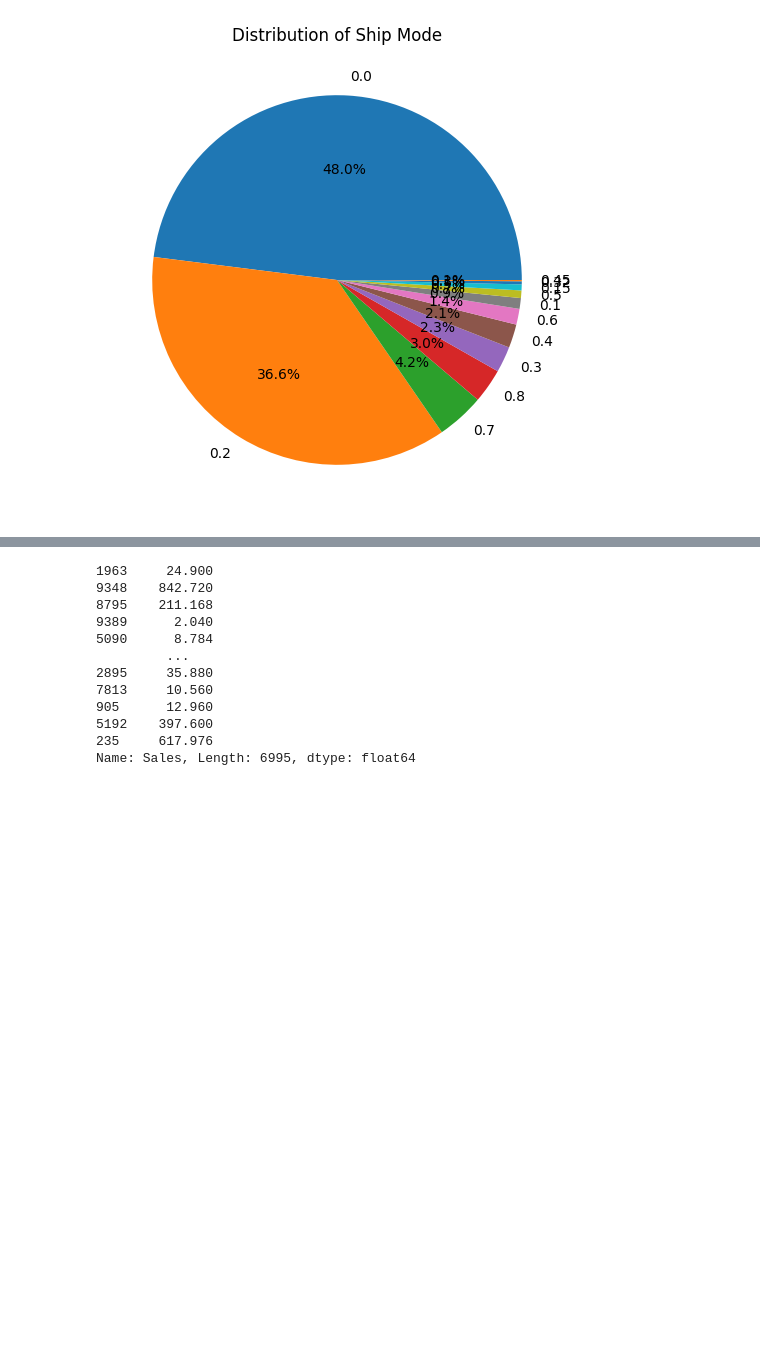
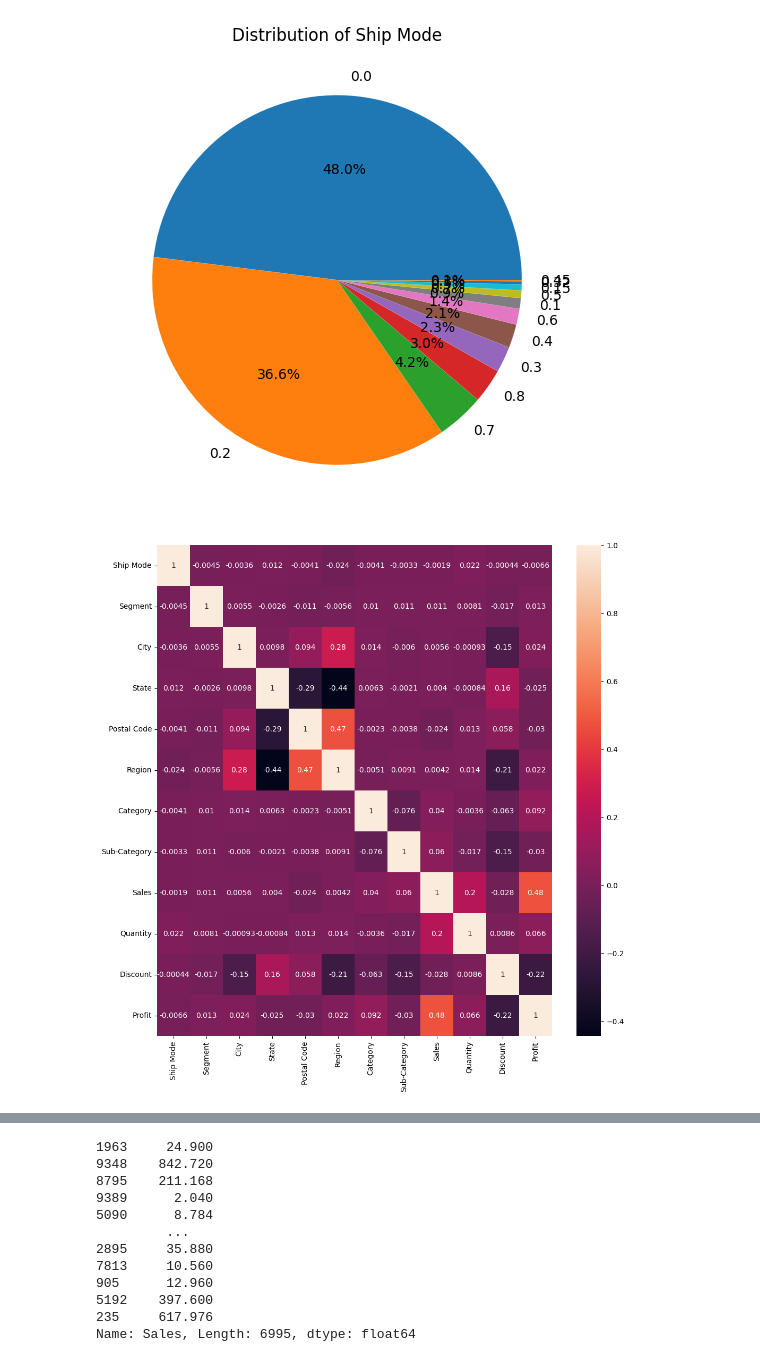
Before and after one commit to dev-S-t/infosis, a Jupyter notebook: E-commerce/e-commerce.ipynb, the cells around one changed output, grey strips where cells are left out. Cells and saved outputs as stored; diff of their text form; code cells hidden in the pictures; blank space fills up the shorter version.

```diff
--- a/E-commerce/e-commerce.ipynb
+++ b/E-commerce/e-commerce.ipynb
@@ -82,3 +87,9 @@ for i in [0,1,2,6,7,8,10,11]:
+# %%
+plt.figure(figsize=(12,12))
+sns.heatmap(df.corr(), annot=True)
+plt.show()
+# %% [output]
+[figure, added]
 # %%
 def onehot_encode(df, column):
     df = df.copy()
```
Also changed, not shown: parts of 6 cells of this notebook.
